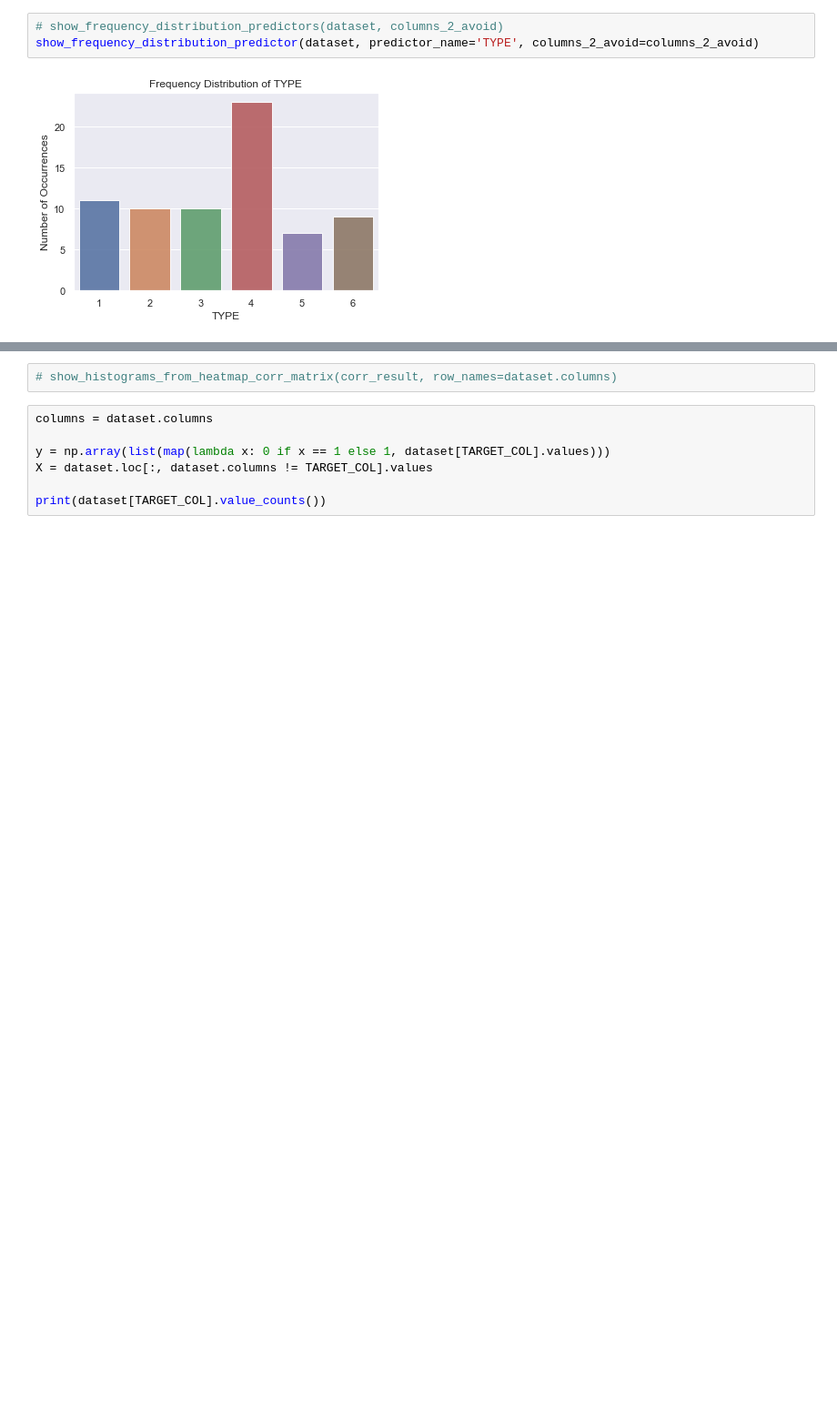
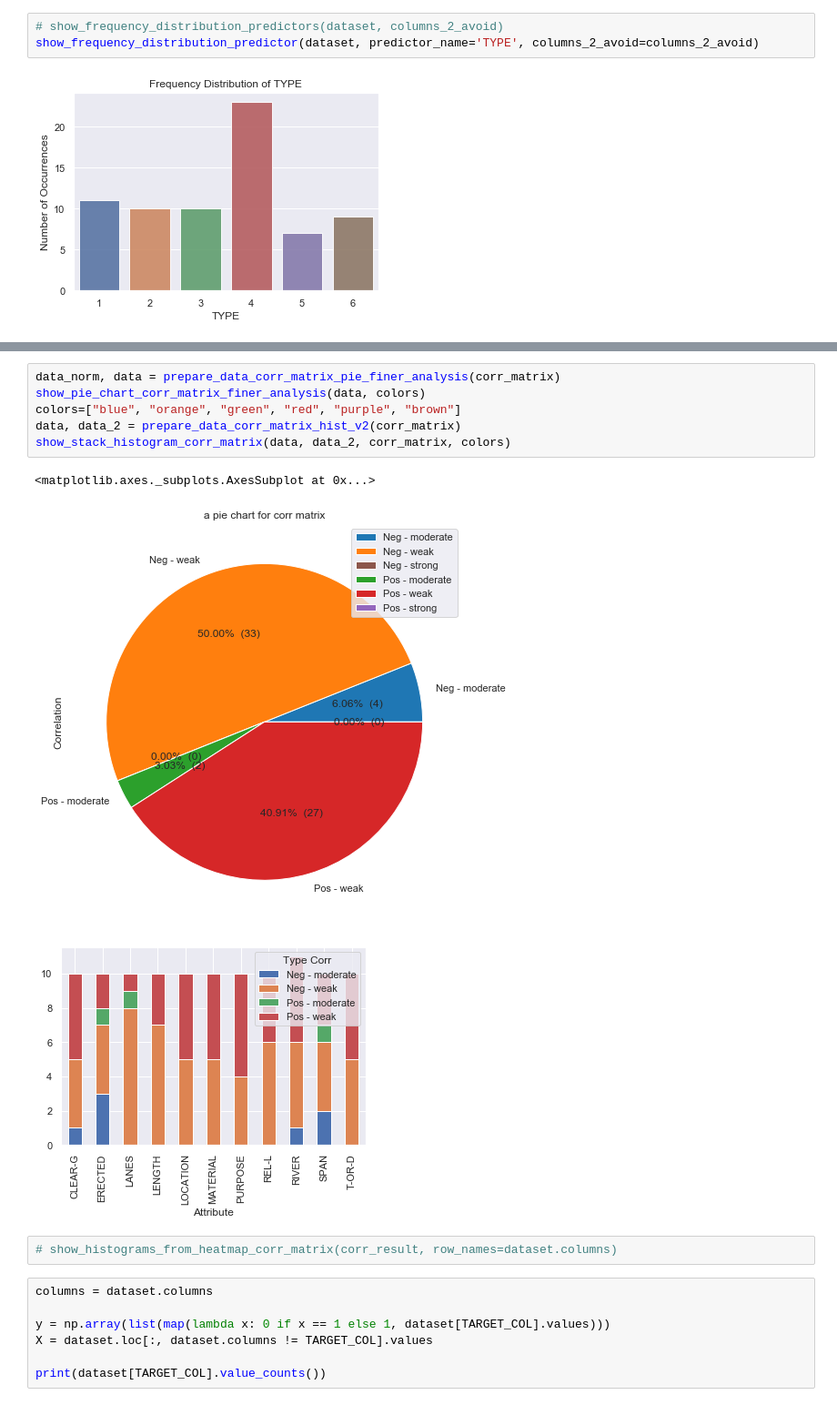
Before and after one commit to franec94/Pittsburgh-Bridge-Dataset, a Jupyter notebook: pittsburgh-bridges-data-set-analysis/Data Space Report (Official)-Merging Cross-Validation with Grid-Seach.ipynb, the cells around one changed output, grey strips where cells are left out. Shown at 91% size. Drawn from its saved outputs; the diff is of its cells as text; blank space fills up the shorter version.

```diff
--- a/pittsburgh-bridges-data-set-analysis/Data Space Report (Official)-Merging Cross-Validation with Grid-Seach.ipynb
+++ b/pittsburgh-bridges-data-set-analysis/Data Space Report (Official)-Merging Cross-Validation with Grid-Seach.ipynb
@@ -460,3 +503,13 @@ display_heatmap(corr_result)
+# %%
+data_norm, data = prepare_data_corr_matrix_pie_finer_analysis(corr_matrix)
+show_pie_chart_corr_matrix_finer_analysis(data, colors)
+colors=["blue", "orange", "green", "red", "purple", "brown"]
+data, data_2 = prepare_data_corr_matrix_hist_v2(corr_matrix)
+show_stack_histogram_corr_matrix(data, data_2, corr_matrix, colors)
+# %% [output]
+<matplotlib.axes._subplots.AxesSubplot at 0x...>
+[figure, added]
+[figure, added]
 # %%
 # show_histograms_from_heatmap_corr_matrix(corr_result, row_names=dataset.columns)
 # %%
```
Also changed, not shown: parts of 7 cells of this notebook, 3 other files.
